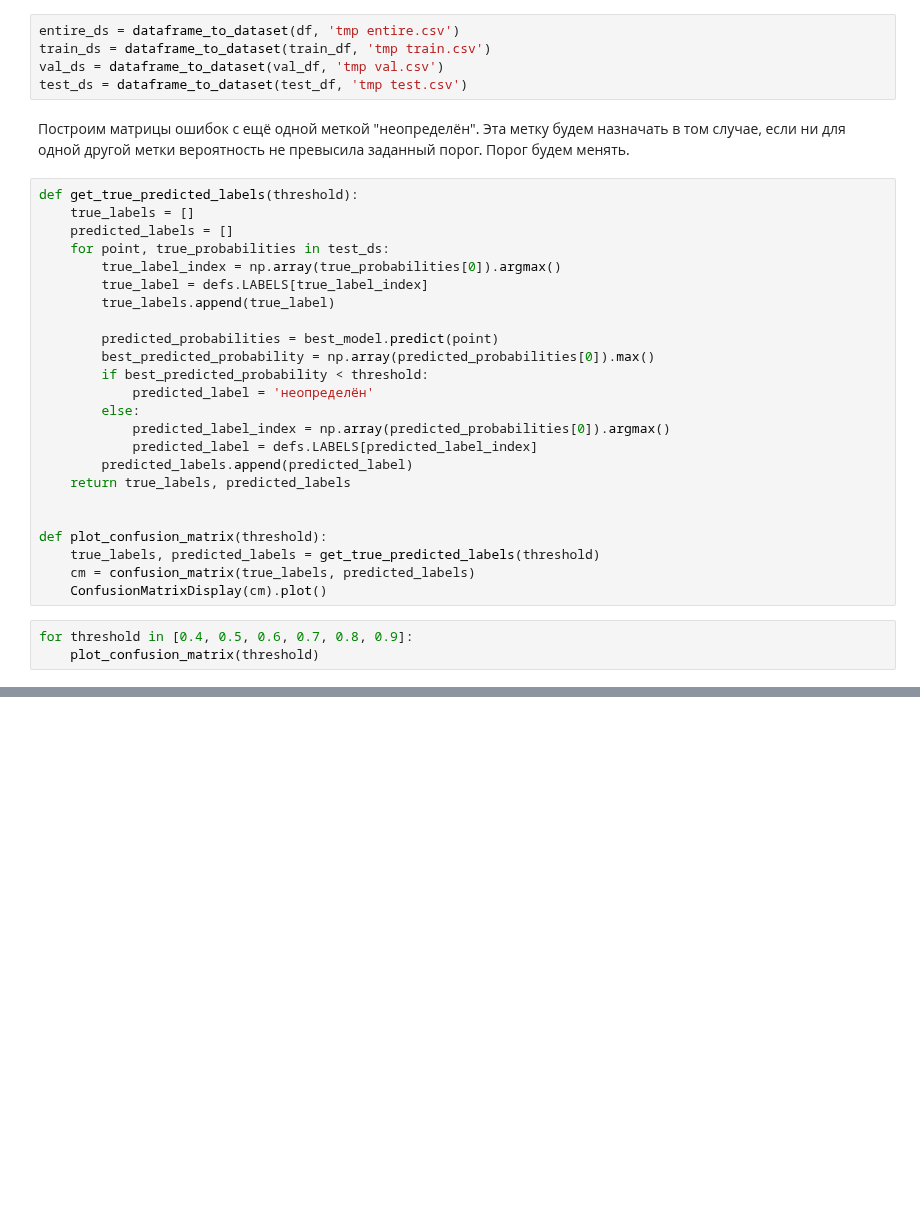
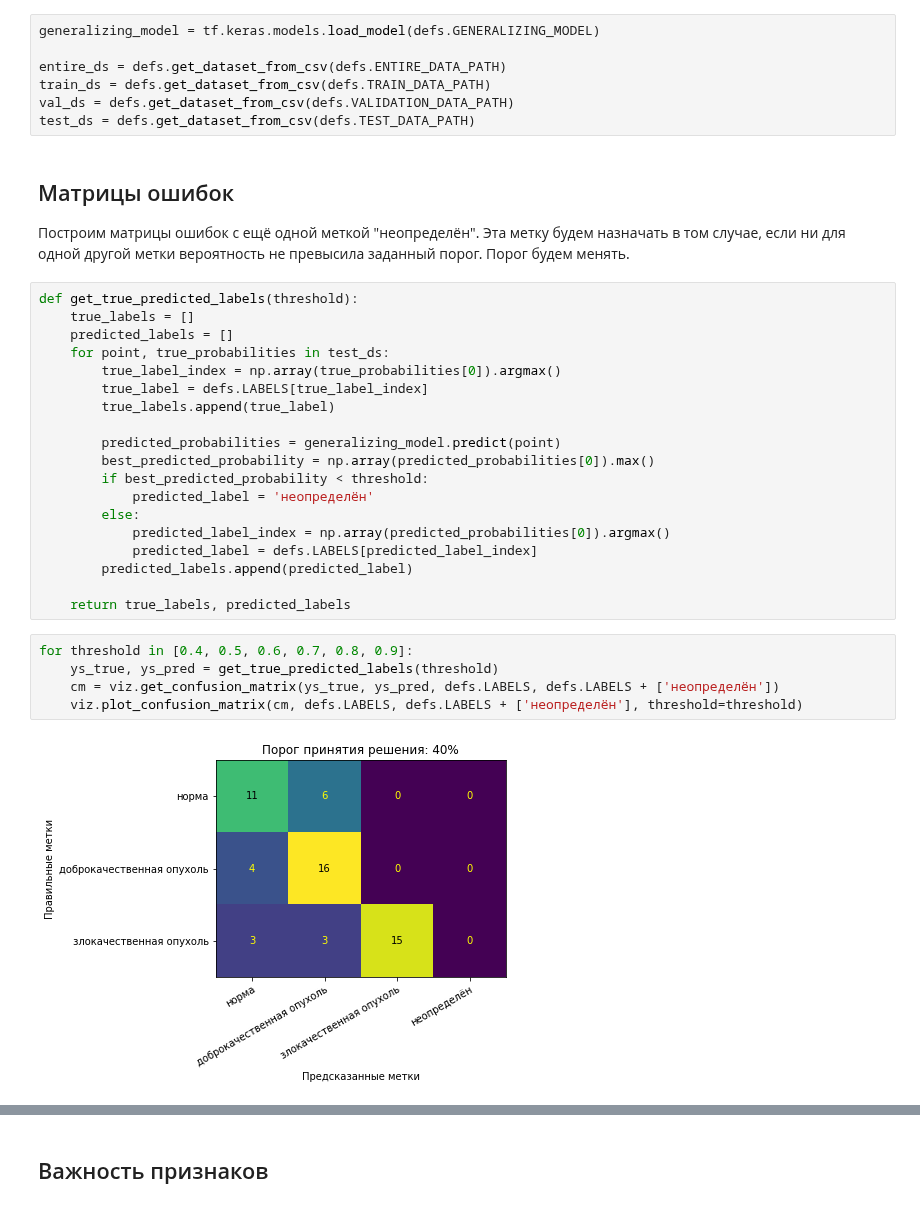
Before and after one commit to mikhailmartin/Breast-Cancer, a Jupyter notebook: testing of generalizing NN-classifier.ipynb, the cells around one changed output, grey strips where cells are left out. Saved outputs shown, nothing was run; the diff lists cells and outputs as text; blank space fills up the shorter version.

```diff
--- a/testing of generalizing NN-classifier.ipynb
+++ b/testing of generalizing NN-classifier.ipynb
@@ -9,9 +16,13 @@ ModuleNotFoundError: No module named 'sklearn'
 # %%
-entire_ds = dataframe_to_dataset(df, 'tmp entire.csv')
-train_ds = dataframe_to_dataset(train_df, 'tmp train.csv')
-val_ds = dataframe_to_dataset(val_df, 'tmp val.csv')
-test_ds = dataframe_to_dataset(test_df, 'tmp test.csv')
+generalizing_model = tf.keras.models.load_model(defs.GENERALIZING_MODEL)
+
+entire_ds = defs.get_dataset_from_csv(defs.ENTIRE_DATA_PATH)
+train_ds = defs.get_dataset_from_csv(defs.TRAIN_DATA_PATH)
+val_ds = defs.get_dataset_from_csv(defs.VALIDATION_DATA_PATH)
+test_ds = defs.get_dataset_from_csv(defs.TEST_DATA_PATH)
 # %% [markdown]
+## Матрицы ошибок
+
 Построим матрицы ошибок с ещё одной меткой "неопределён". Эта метку будем назначать в том случае, если ни для одной другой метки вероятность не превысила заданный порог. Порог будем менять.
 # %%
 def get_true_predicted_labels(threshold):
@@ -22,7 +33,7 @@ def get_true_predicted_labels(threshold):
         true_label = defs.LABELS[true_label_index]
         true_labels.append(true_label)
 
-        predicted_probabilities = best_model.predict(point)
+        predicted_probabilities = generalizing_model.predict(point)
         best_predicted_probability = np.array(predicted_probabilities[0]).max()
         if best_predicted_probability < threshold:
             predicted_label = 'неопределён'
@@ -30,13 +41,12 @@ def get_true_predicted_labels(threshold):
             predicted_label_index = np.array(predicted_probabilities[0]).argmax()
             predicted_label = defs.LABELS[predicted_label_index]
         predicted_labels.append(predicted_label)
+
     return true_labels, predicted_labels
-
-
-def plot_confusion_matrix(threshold):
-    true_labels, predicted_labels = get_true_predicted_labels(threshold)
-    cm = confusion_matrix(true_labels, predicted_labels)
-    ConfusionMatrixDisplay(cm).plot()
 # %%
 for threshold in [0.4, 0.5, 0.6, 0.7, 0.8, 0.9]:
-    plot_confusion_matrix(threshold)
+    ys_true, ys_pred = get_true_predicted_labels(threshold)
+    cm = viz.get_confusion_matrix(ys_true, ys_pred, defs.LABELS, defs.LABELS + ['неопределён'])
+    viz.plot_confusion_matrix(cm, defs.LABELS, defs.LABELS + ['неопределён'], threshold=threshold)
+# %% [output]
+[figure, added]
@@ -42,0 +58,2 @@ for threshold in [0.4, 0.5, 0.6, 0.7, 0.8, 0.9]:
+# %% [markdown]
+## Важность признаков
```
Also changed, not shown: parts of 11 cells of this notebook, 21 other files.
